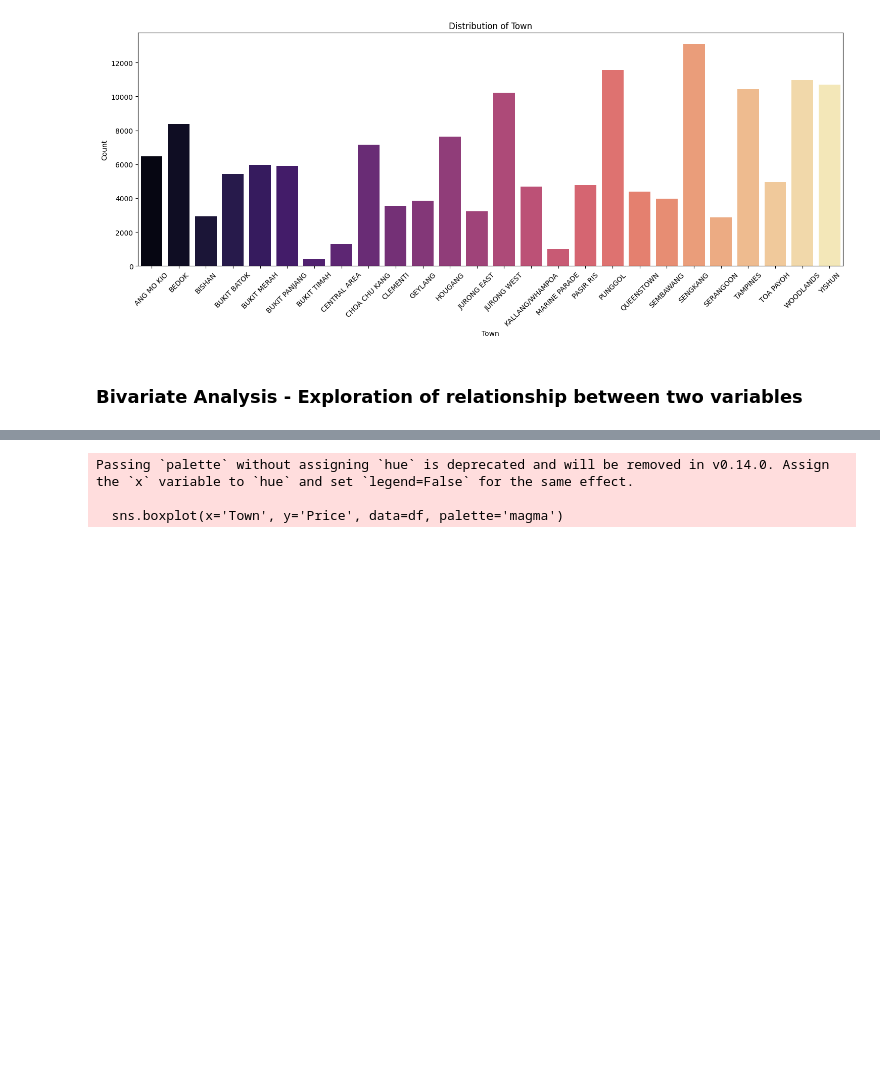
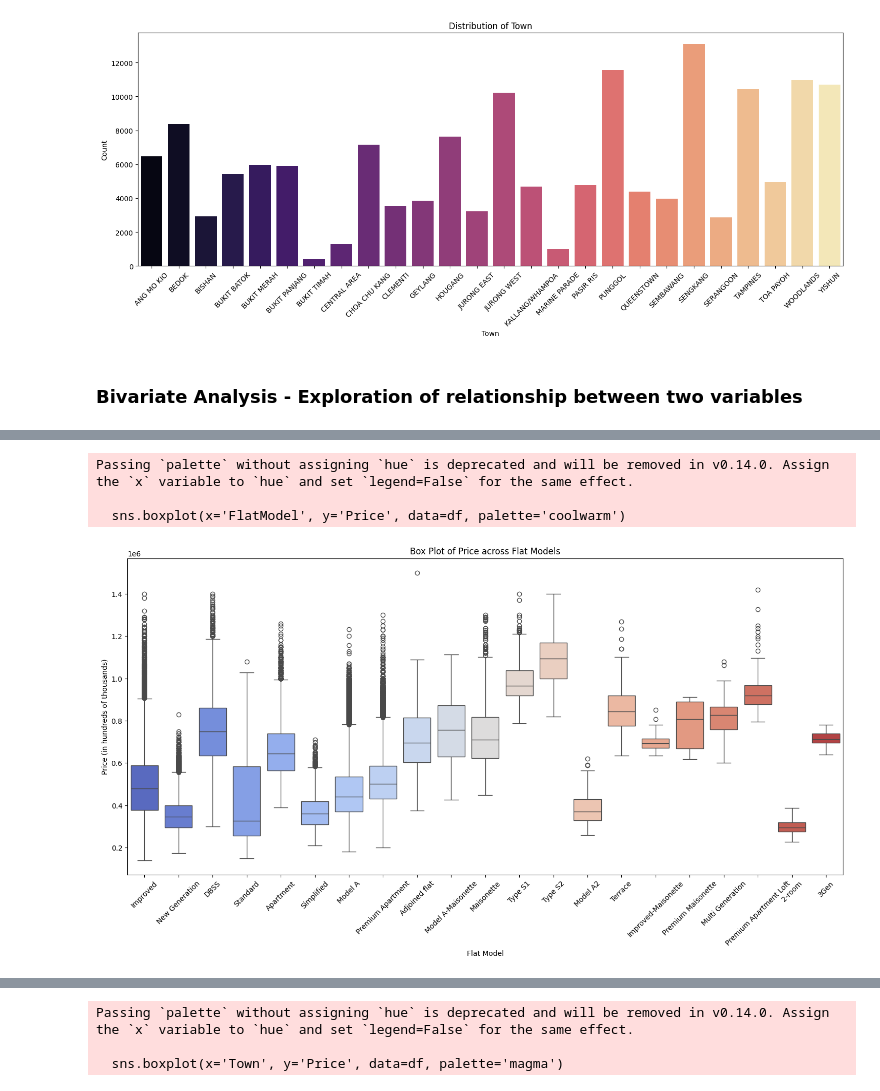
Before and after one commit to DheepthaRajesh/dheeptha_rajesh, a Jupyter notebook: Predict-Public-Housing-Prices.ipynb, the cells around one changed output, grey strips where cells are left out. Cells and saved outputs as stored; diff of their text form; code cells hidden in the pictures; blank space fills up the shorter version.

```diff
--- a/Predict-Public-Housing-Prices.ipynb
+++ b/Predict-Public-Housing-Prices.ipynb
@@ -204,3 +219,22 @@ plt.show()
+# %%
+# Box Plot to compare price and flat model - one categorical and one continuous variable
+# To visualize how the prices of properties vary across different flat models
+
+plt.figure(figsize=(18, 8))
+
+sns.boxplot(x='FlatModel', y='Price', data=df, palette='coolwarm')
+plt.title('Box Plot of Price across Flat Models')
+plt.xlabel('Flat Model')
+plt.ylabel('Price (in hundreds of thousands)')
+
+plt.xticks(rotation=45)  # Rotate x-axis labels for better readability if needed
+
+plt.show()
+# %% [output]
+Passing `palette` without assigning `hue` is deprecated and will be removed in v0.14.0. Assign the `x` variable to `hue` and set `legend=False` for the same effect.
+
+  sns.boxplot(x='FlatModel', y='Price', data=df, palette='coolwarm')
+[figure, added]
 # %%
 # Box Plot to compare floor area ('Area') and town ('Town') - one categorical and one continuous variable
 # To visualise how the floor areas of properties vary across different towns
```
Also changed, not shown: parts of 5 cells of this notebook.
